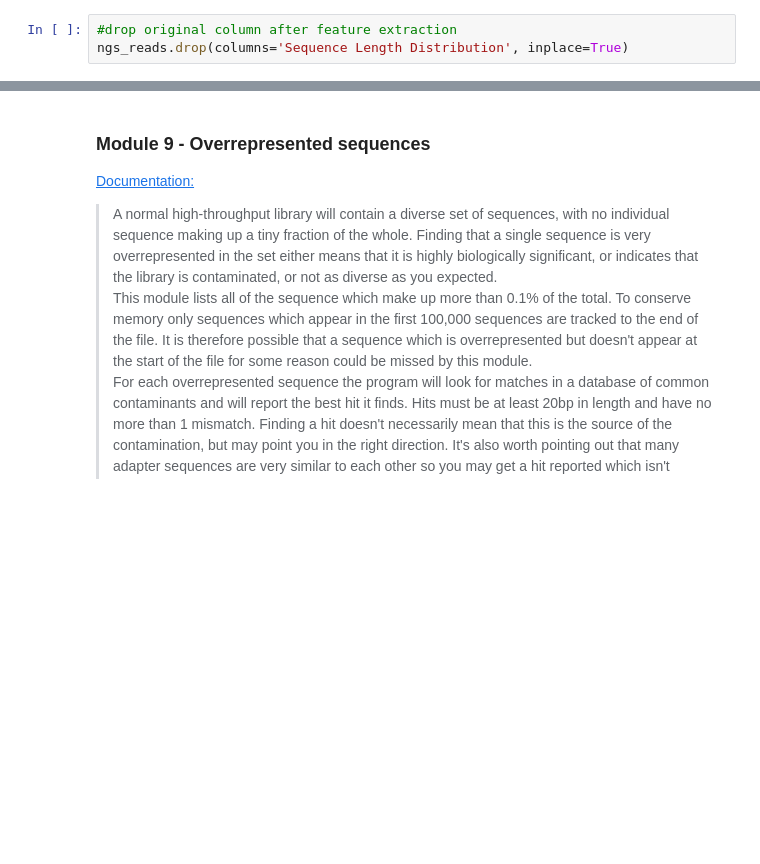
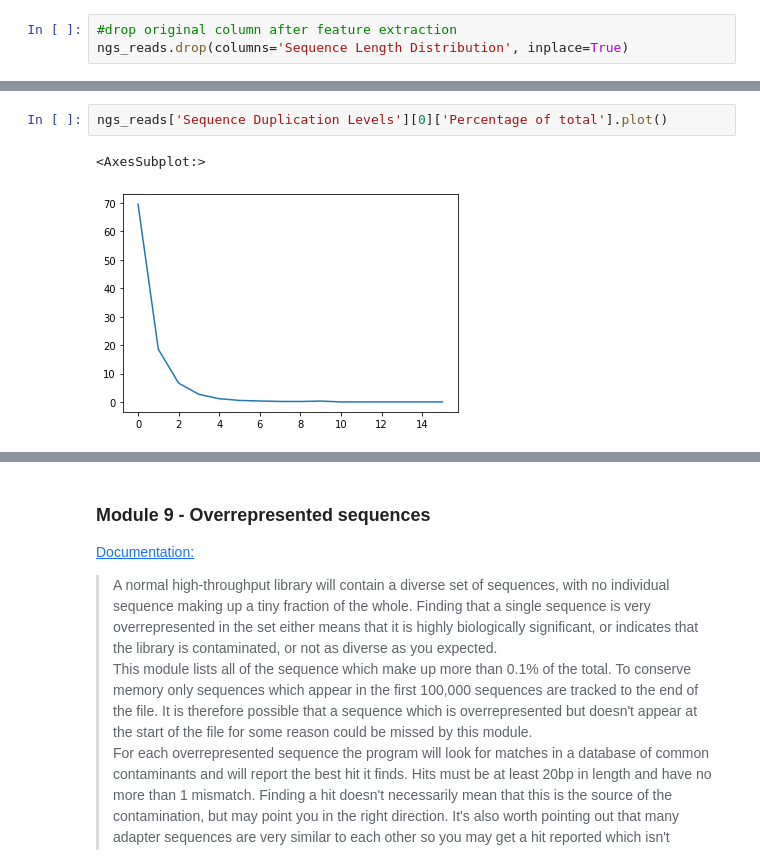
Before and after one commit to AlexHTW/ngs_quality_control, a Jupyter notebook: 06_feature_engineering_modules.ipynb, the cells around one changed output, grey strips where cells are left out. Saved outputs shown, nothing was run; the diff lists cells and outputs as text; blank space fills up the shorter version.

```diff
--- a/06_feature_engineering_modules.ipynb
+++ b/06_feature_engineering_modules.ipynb
@@ -483 +505,6 @@ The module also calculates an expected overall loss of sequence were the library
+# %%
+ngs_reads['Sequence Duplication Levels'][0]['Percentage of total'].plot()
+# %% [output]
+<AxesSubplot:>
+[figure, added]
 # %%
```
Also changed, not shown: parts of 31 cells of this notebook.
